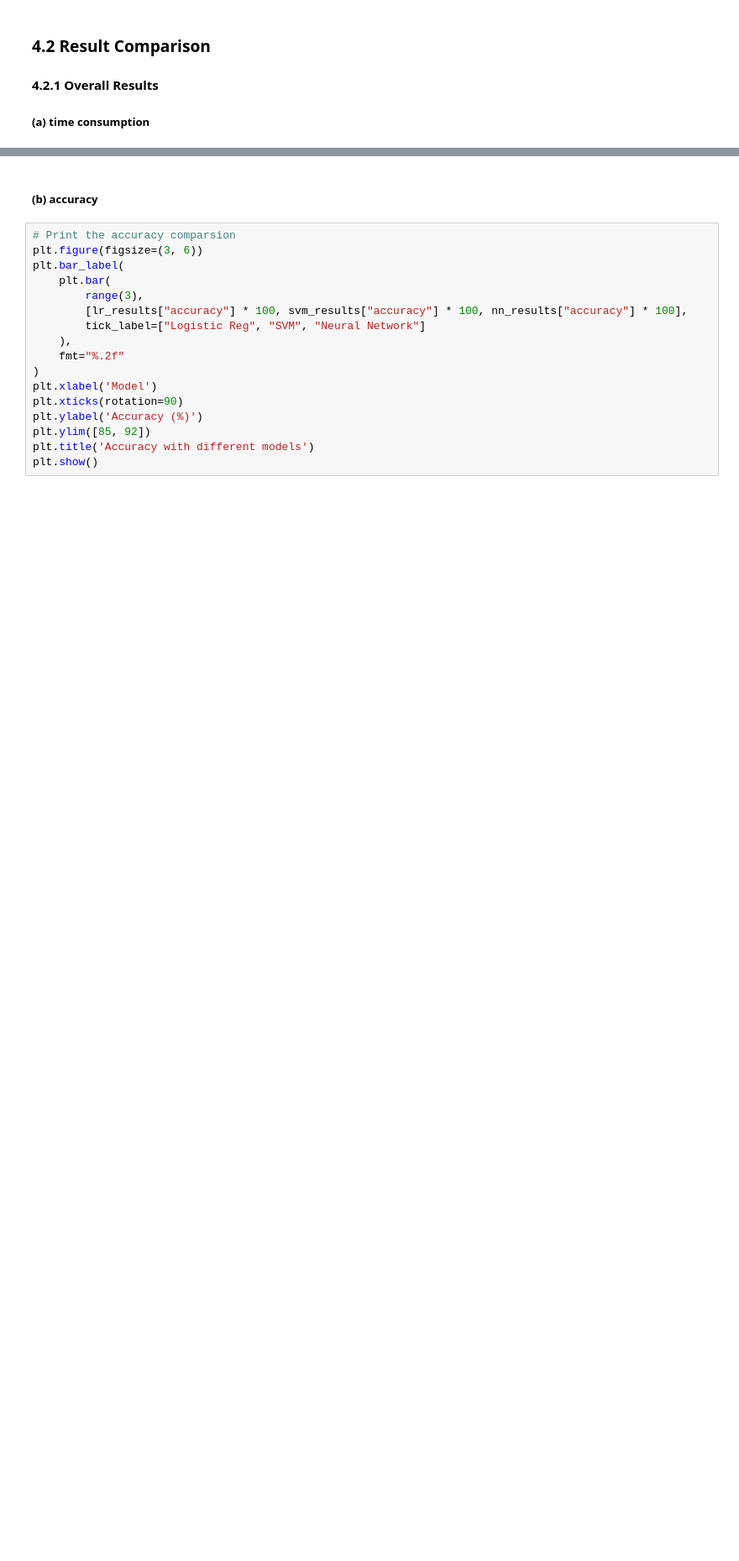
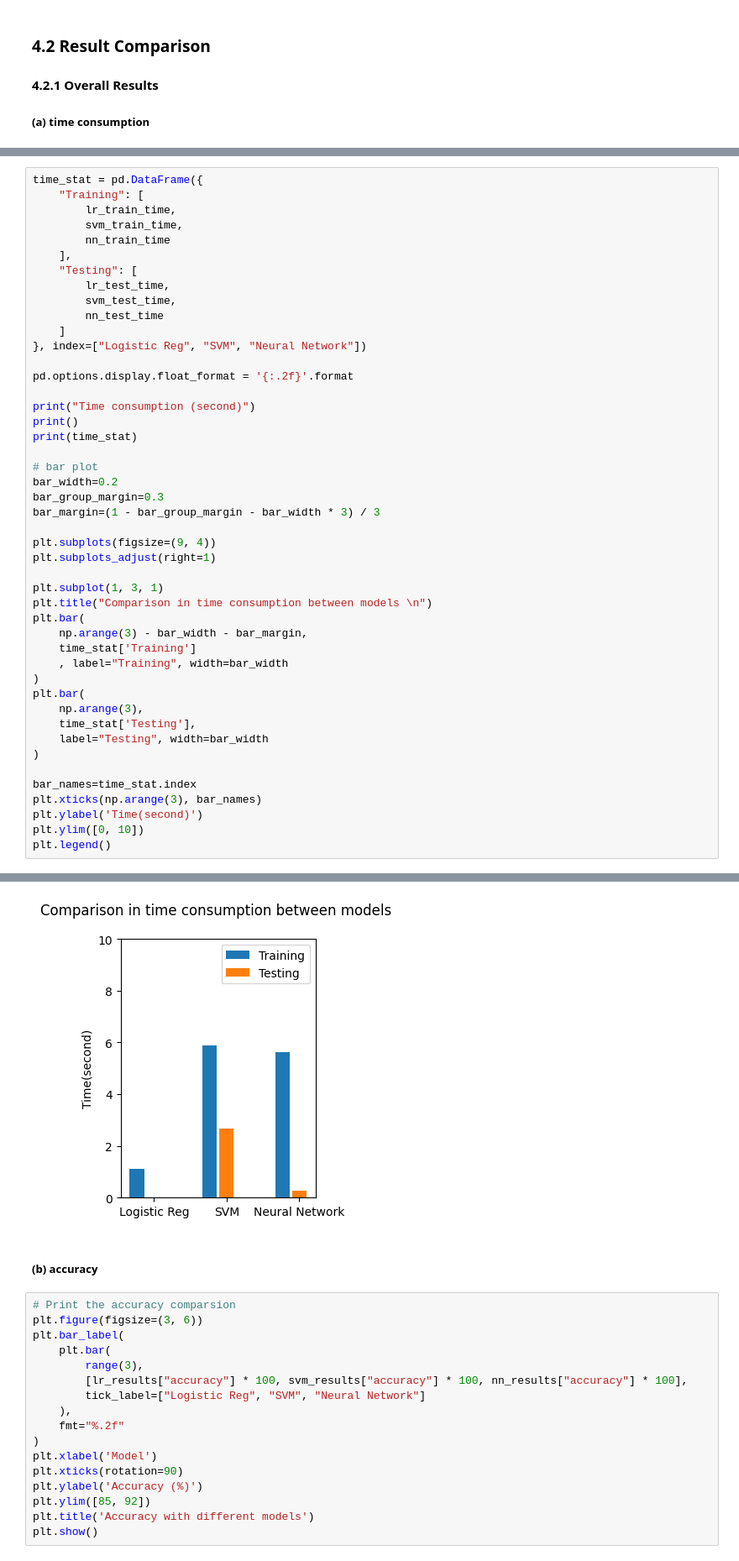
Before and after one commit to pzvol/CSNF301003GA, a Jupyter notebook: group_project/group_project.ipynb, the cells around one changed output, grey strips where cells are left out. Shown at 84% size. Cells and saved outputs as stored; diff of their text form; blank space fills up the shorter version.

```diff
--- a/group_project/group_project.ipynb
+++ b/group_project/group_project.ipynb
@@ -674,0 +664,47 @@ Neural Network     24.65     0.31
+# %%
+time_stat = pd.DataFrame({
+    "Training": [
+        lr_train_time,
+        svm_train_time,
+        nn_train_time
+    ],
+    "Testing": [
+        lr_test_time,
+        svm_test_time,
+        nn_test_time
+    ]
+}, index=["Logistic Reg", "SVM", "Neural Network"])
+
+pd.options.display.float_format = '{:.2f}'.format
+
+print("Time consumption (second)")
+print()
+print(time_stat)
+
+# bar plot
+bar_width=0.2
+bar_group_margin=0.3
+bar_margin=(1 - bar_group_margin - bar_width * 3) / 3
+
+plt.subplots(figsize=(9, 4))
+plt.subplots_adjust(right=1)
+
+plt.subplot(1, 3, 1)
+plt.title("Comparison in time consumption between models \n")
+plt.bar(
+    np.arange(3) - bar_width - bar_margin,
+    time_stat['Training']
+    , label="Training", width=bar_width
+)
+plt.bar(
+    np.arange(3),
+    time_stat['Testing'],
+    label="Testing", width=bar_width
+)
+
+bar_names=time_stat.index
+plt.xticks(np.arange(3), bar_names)
+plt.ylabel('Time(second)')
+plt.ylim([0, 10])
+plt.legend()
+# %% [output]
@@ -675,3 +718,4 @@ Neural Network     24.65     0.31
+[figure, added]
 # %% [markdown]
 ##### (b) accuracy
 # %%
```
Also changed, not shown: parts of 21 cells of this notebook.
